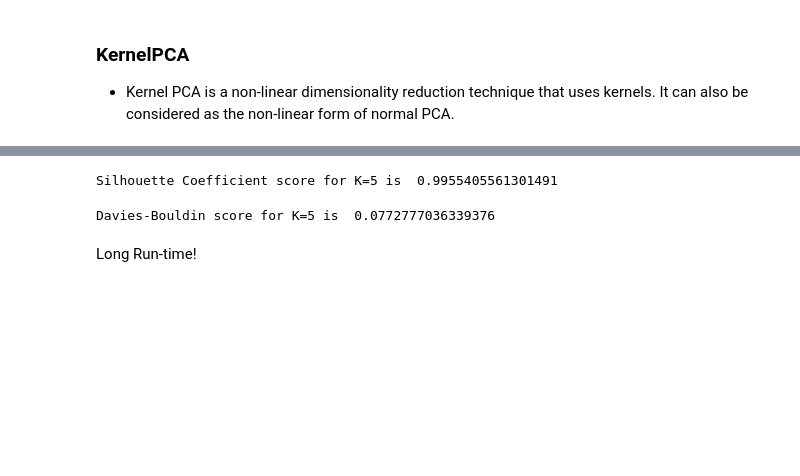
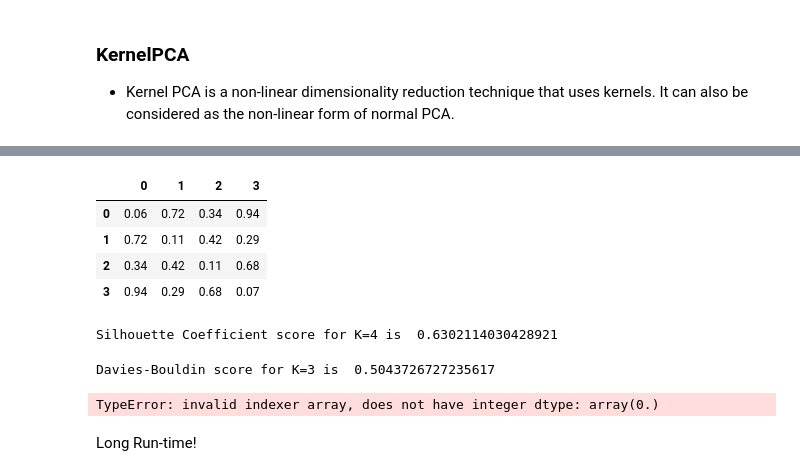
Before and after one commit to big-data-lab-umbc/multivariate-weather-data-clustering, a Jupyter notebook: Benchmark/Dimension_Reduction/KernelPCA_single_variable.ipynb, the cells around one changed output, grey strips where cells are left out. Drawn from its saved outputs; the diff is of its cells as text; code cells hidden in the pictures; blank space fills up the shorter version.

```diff
--- a/Benchmark/Dimension_Reduction/KernelPCA_single_variable.ipynb
+++ b/Benchmark/Dimension_Reduction/KernelPCA_single_variable.ipynb
@@ -200,9 +223,10 @@ plt.show()
 # %%
-kmeans = KMeans(n_clusters=3)
+kmeans = KMeans(n_clusters=4)
 kmeans.fit(X_kpca)
 P = kmeans.predict(X_kpca)
-tf_sst_data['Cluster'] = kmeans.labels_
 labels =  kmeans.labels_
+frame = pd.DataFrame(X_kpca)
+frame['Cluster'] = labels
 labels
 # %% [output]
 array([0, 0, 0, 0, 0, 0, 0, 0, 0, 0, 0, 0, 0, 0, 0, 0, 0, 0, 0, 0, 0, 0,
@@ -230,8 +425,17 @@ NameError: name 'null_fill' is not defined
+# %%
+rmse = RMSE(tf_sst_data, labels, frame ,True)
+rmse
+# %% [output]
+|  | 0 | 1 | 2 | 3 |
+| 0 | 0.06 | 0.72 | 0.34 | 0.94 |
+| 1 | 0.72 | 0.11 | 0.42 | 0.29 |
+| 2 | 0.34 | 0.42 | 0.11 | 0.68 |
+| 3 | 0.94 | 0.29 | 0.68 | 0.07 |
 # %%
-print("Silhouette Coefficient score for K=5 is ", silhouette_score(X_kpca, labels))
+print("Silhouette Coefficient score for K=4 is ", silhouette_score(tf_sst_data, labels))
 # %% [output]
-Silhouette Coefficient score for K=5 is  0.9955405561301491
+Silhouette Coefficient score for K=4 is  0.6302114030428921
 # %%
-print("Davies-Bouldin score for K=5 is ", davies_bouldin_score(X_kpca, labels))
+print("Davies-Bouldin score for K=3 is ", davies_bouldin_score(tf_sst_data, labels))
 # %% [output]
-Davies-Bouldin score for K=5 is  0.0772777036339376
+Davies-Bouldin score for K=3 is  0.5043726727235617
@@ -238,5 +586,8 @@ Davies-Bouldin score for K=5 is  0.0772777036339376
 # %%
-evaluation.Spat_Corr(data,labels,tf_sst_data,True)
+# trans_data = tf_sst_data
+sp_corr(data,labels,tf_sst_data, True)
+# %% [output]
+TypeError: invalid indexer array, does not have integer dtype: array(0.)
 # %% [markdown]
 Long Run-time!
 # %% [markdown]
```
Also changed, not shown: parts of 19 cells of this notebook, 11 other files.
